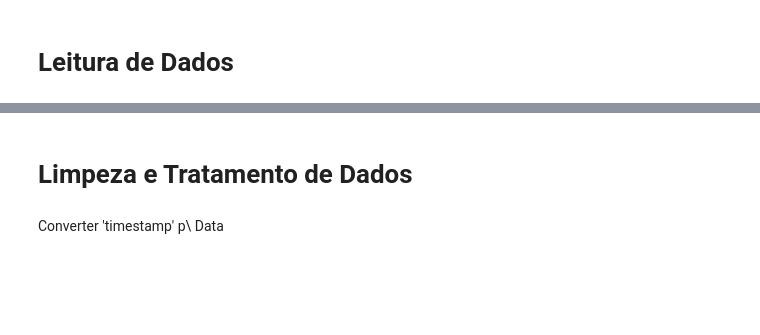
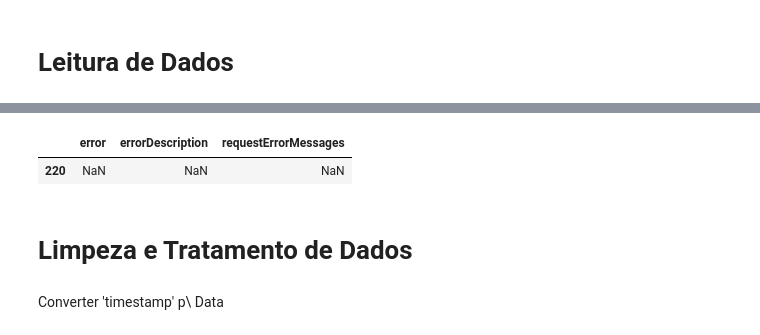
Before and after one commit to Vini0606/Aplica-o-Web-AI-Social-, a Jupyter notebook: notebooks/conteúdo.ipynb, the cells around one changed output, grey strips where cells are left out. Saved outputs shown, nothing was run; the diff lists cells and outputs as text; code cells hidden in the pictures; blank space fills up the shorter version.

```diff
--- a/notebooks/conteúdo.ipynb
+++ b/notebooks/conteúdo.ipynb
@@ -90,0 +71,5 @@ posts_df.head()
+# %%
+posts_df[['error', 'errorDescription', 'requestErrorMessages']].sample()
+# %% [output]
+|  | error | errorDescription | requestErrorMessages |
+| 220 | NaN | NaN | NaN |
```
Also changed, not shown: parts of 13 cells of this notebook, 6 other files.
